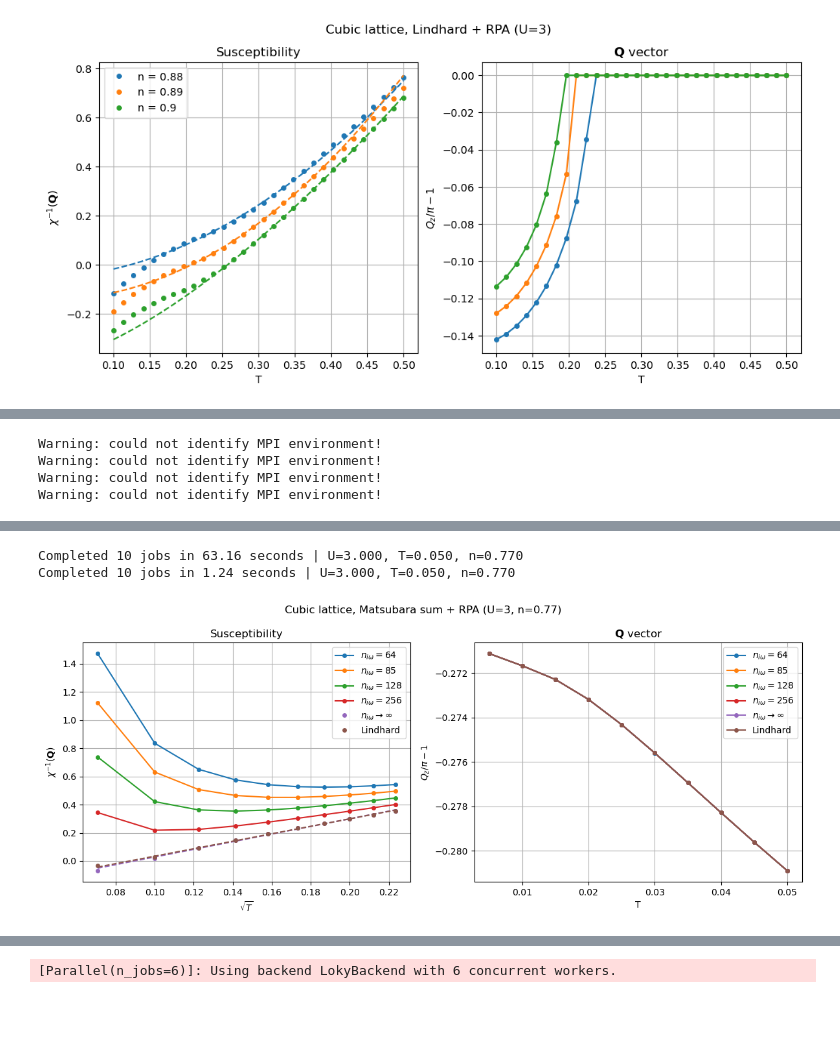
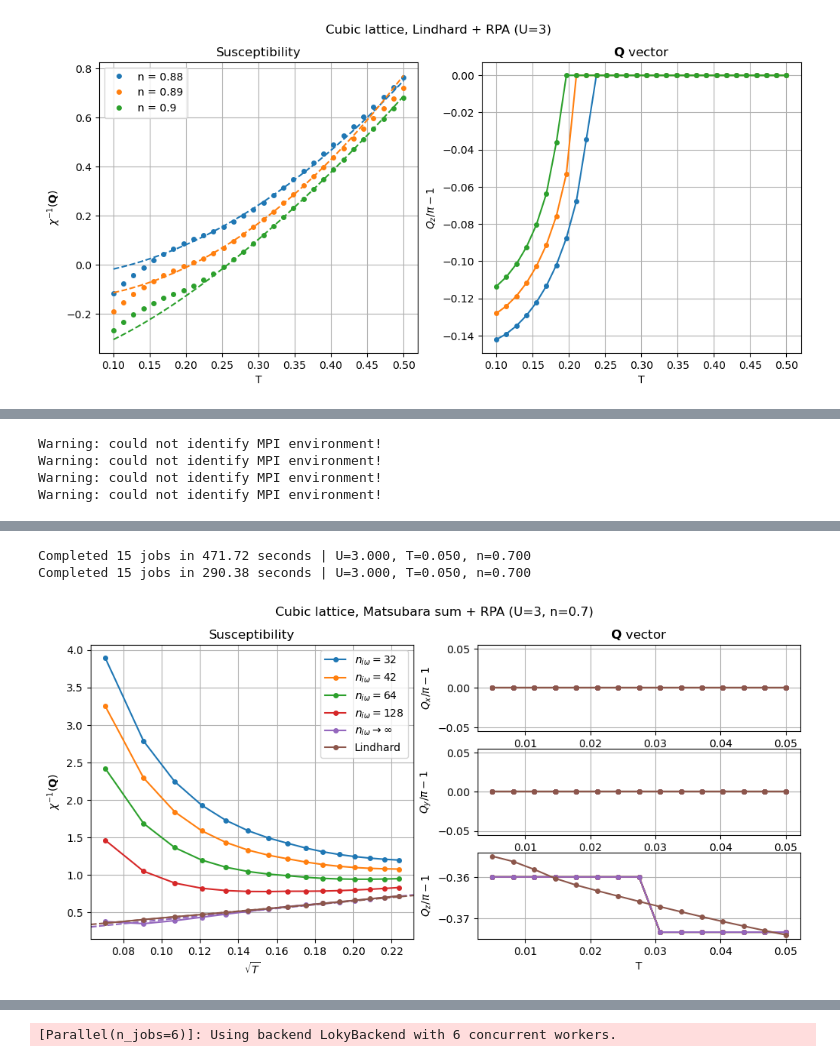
Before and after one commit to cctort/quantum_criticality, a Jupyter notebook: chi_rpa.ipynb, the cells around one changed output, grey strips where cells are left out. Saved outputs shown, nothing was run; the diff lists cells and outputs as text; code cells hidden in the pictures; blank space fills up the shorter version.

```diff
--- a/chi_rpa.ipynb
+++ b/chi_rpa.ipynb
@@ -309,18 +344,0 @@ KeyboardInterrupt:
-# %%
-U = 3
-n = 0.7
-T_list = np.linspace(0.005, 0.05, 10)
-par_dict = {'U': U, 'n': n, 'T': T_list}
-title = f'Cubic lattice, Lindhard + RPA (U={U}, n={n})'
-
-nk_list = list(range(40, 121, 20))
-sweep_dict = [{'par_dict': par_dict, 'nk': nk, 'nk_avg': (10,1)} for nk in nk_list]
-results_list = sweep_parallel(sweep_chirpa, sweep_dict, n_jobs=6)
-
-fig = None
-for results in results_list:
-    nk = results['nk']
-    fig, fit = pcut_chi(results, 'T', plot_Q=(0,0,1), x_exp=0.5,
-                        title=title, label=f'$n_k={nk}$', figure=fig)
-
-plt.show()
@@ -337,27 +345,26 @@ Starting serial run at: 2026-04-27 09:30:36.635668
 # %%
 U = 3
-n = 0.77
-T_list = np.linspace(0.005, 0.05, 10)
+n = 0.7
+T_list = np.linspace(0.005, 0.05, 15)
 par_dict = {'U': U, 'n': n, 'T': T_list}
-title = f'Cubic lattice, Matsubara sum + RPA (U={U}, n={n})'
+title = f'Cubic lattice, Matsubara FFT vs. Lindhard, RPA (U={U}, n={n})'
 
-nk = 50
-n_iw_list = 256//np.array([4,3,2,1])
-S_list = [[np.zeros(n_iw) for _ in T_list] for n_iw in n_iw_list]
+nk = 150
+n_iw_list = 128//np.array([4,3,2,1])
 
-sweep_dict = [{'par_dict': par_dict, 'nk': nk, 'S_iw_list': S_iw_list, 'n_iw_extr': False} for S_iw_list in S_list]
+sweep_dict = [{'par_dict': par_dict, 'nk': nk, 'n_iw': n_iw, 'n_iw_extr': False, 'method': 'matsubara_fft'} for n_iw in n_iw_list]
 results_list = sweep_parallel(sweep_chirpa, sweep_dict, n_jobs=4)
 
 fig = None
 for results in results_list:
-    n_iw = len(results['S_iw_list'][0])
-    fig, fit = pcut_chi(results, 'T', plot_Q=(0,0,1), fit=False, x_exp=0.5, title=title, label=f'$n_{{i\omega}}={n_iw}$', figure=fig)
+    n_iw = results['n_iw']
+    fig, fit = pcut_chi(results, 'T', plot_Q=(1,1,1), fit=False, x_exp=0.5, title=title, label=f'$n_{{i\omega}}={n_iw}$', figure=fig)
 
-results = sweep_chirpa(par_dict, nk=nk, S_iw_list=S_list[-1])
-fig, fit = pcut_chi(results, 'T', plot_Q=(0,0,1), fit=True, x_exp=0.5, title=title, label=r'$n_{{i\omega}}\to\infty$', figure=fig)
+results = sweep_chirpa(par_dict, nk=nk, method='matsubara_fft', n_iw=n_iw_list[-1], n_iw_extr=True)
+fig, fit = pcut_chi(results, 'T', plot_Q=(1,1,1), fit=True, x_exp=0.5, title=title, label=r'$n_{{i\omega}}\to\infty$', figure=fig)
 
 results = sweep_chirpa(par_dict, nk=nk)
-fig, fit = pcut_chi(results, 'T', plot_Q=(0,0,1), fit=True, x_exp=0.5, title=title, label='Lindhard', figure=fig)
+fig, fit = pcut_chi(results, 'T', plot_Q=(1,1,1), fit=True, x_exp=0.5, title=title, label='Lindhard', figure=fig)
 
 plt.show()
 # %% [output]
@@ -376,6 +383,6 @@ Warning: could not identify MPI environment!
-Completed 10 jobs in 63.16 seconds | U=3.000, T=0.050, n=0.770
-Completed 10 jobs in 1.24 seconds | U=3.000, T=0.050, n=0.770
+Completed 15 jobs in 471.72 seconds | U=3.000, T=0.050, n=0.700
+Completed 15 jobs in 290.38 seconds | U=3.000, T=0.050, n=0.700
-[figure, old version]
+[figure, new version]
 # %%
 U = 3
 n_list = np.linspace(0.7, 1., 24)
```
Also changed, not shown: parts of 12 cells of this notebook, 2 other files.
